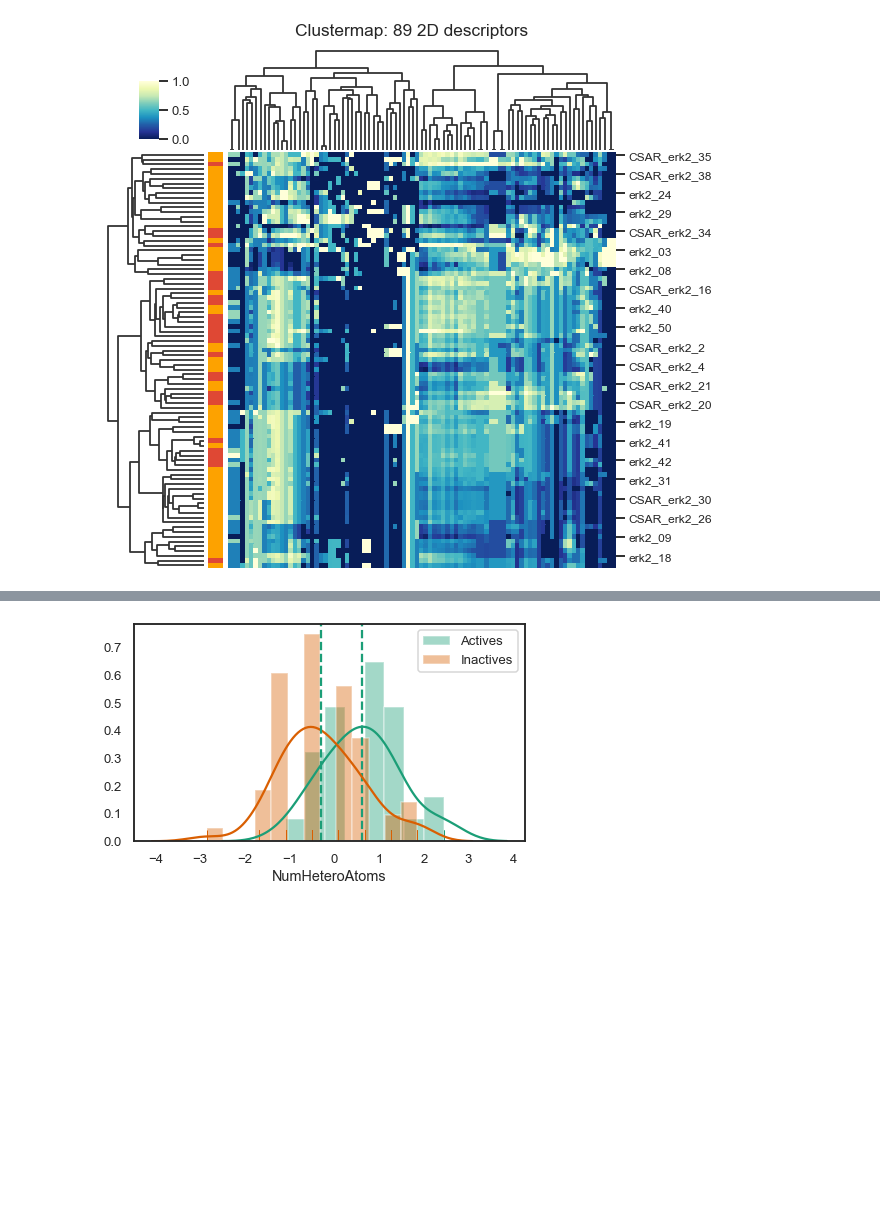
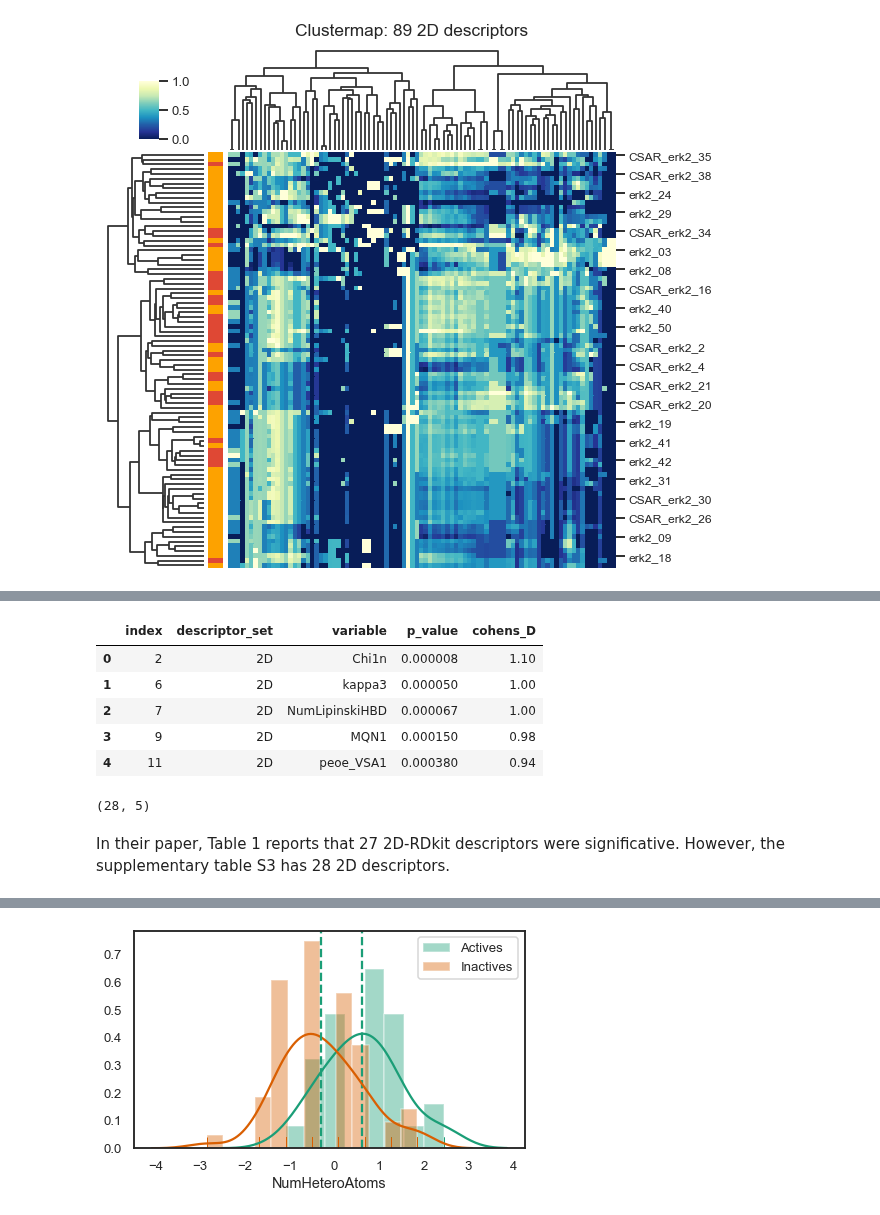
Before and after one commit to jRicciL/ERK2_notebooks, a Jupyter notebook: X_Reviewing_Fourches_work/7_2DRDKit_Analysis.ipynb, the cells around one changed output, grey strips where cells are left out. Saved outputs shown, nothing was run; the diff lists cells and outputs as text; code cells hidden in the pictures; blank space fills up the shorter version.

```diff
--- a/X_Reviewing_Fourches_work/7_2DRDKit_Analysis.ipynb
+++ b/X_Reviewing_Fourches_work/7_2DRDKit_Analysis.ipynb
@@ -373 +383,23 @@ plt.show()
+# %%
+import tabula
+pdf_sup_file = "./fourches_supp_material.pdf"
+df_TS3_signif_descriptors = tabula.read_pdf(pdf_sup_file, pages = [10, 11], multiple_tables = False,
+                                           pandas_options = {'header': None,
+                                                            'names': ['descriptor_set', 'variable', 'p_value', 'cohens_D']})
+# %%
+df_TS3_2D_descriptors = df_TS3_signif_descriptors[df_TS3_signif_descriptors['descriptor_set'] == '2D'].reset_index()
+df_TS3_2D_descriptors.head()
+# %% [output]
+|  | index | descriptor_set | variable | p_value | cohens_D |
+| 0 | 2 | 2D | Chi1n | 0.000008 | 1.10 |
+| 1 | 6 | 2D | kappa3 | 0.000050 | 1.00 |
+| 2 | 7 | 2D | NumLipinskiHBD | 0.000067 | 1.00 |
+| 3 | 9 | 2D | MQN1 | 0.000150 | 0.98 |
+| 4 | 11 | 2D | peoe_VSA1 | 0.000380 | 0.94 |
+# %%
+df_TS3_2D_descriptors.shape
+# %% [output]
+(28, 5)
+# %% [markdown]
+In their paper, Table 1 reports that 27 2D-RDkit descriptors were significative. However, the supplementary table S3 has 28 2D descriptors.
 # %% [markdown]
```
Also changed, not shown: parts of 17 cells of this notebook.
